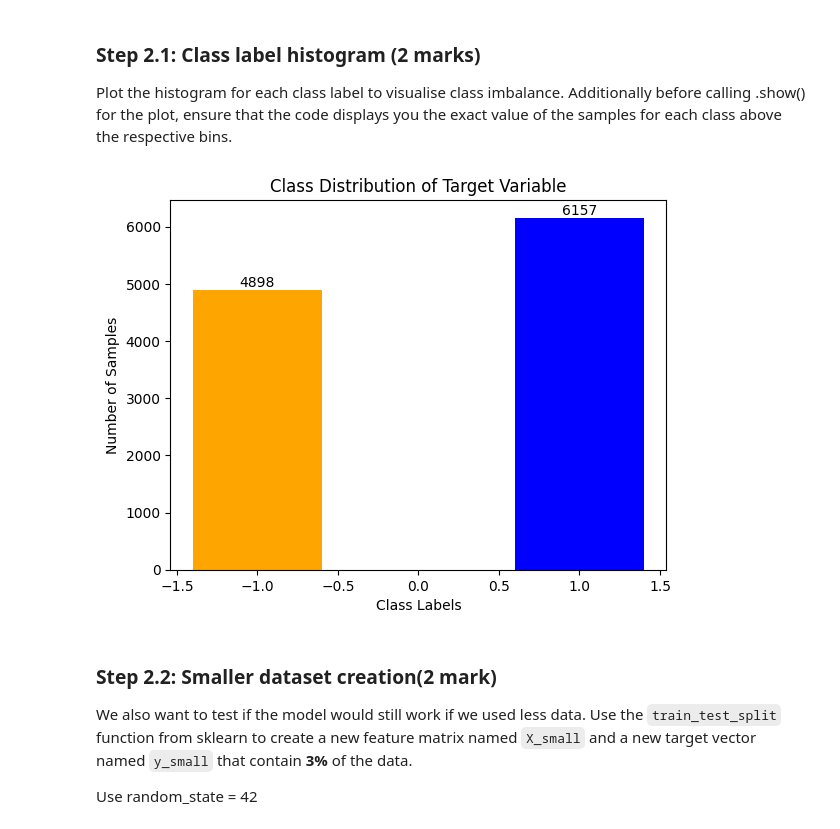
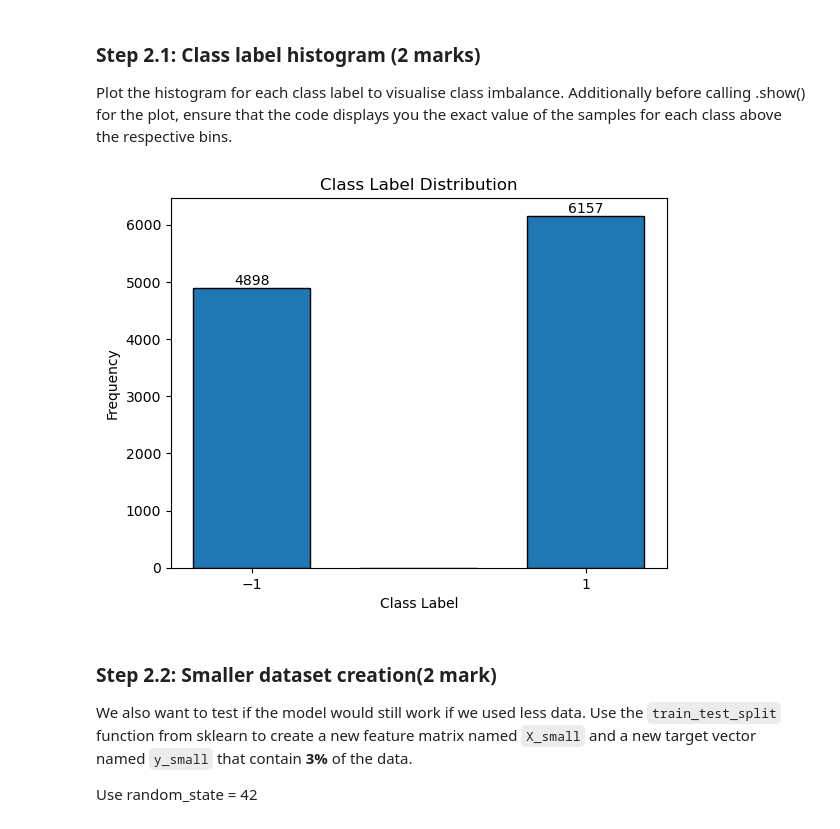
Before and after one commit to ZohrehMejrisazanoosi/engg680_2024_fall, a Jupyter notebook: Lab_Assignment3/Assignment3.ipynb, the cells around one changed output. Saved outputs shown, nothing was run; the diff lists cells and outputs as text; code cells hidden in the pictures.

Commit message:
Update one section 2 and final check by chan

```diff
--- a/Lab_Assignment3/Assignment3.ipynb
+++ b/Lab_Assignment3/Assignment3.ipynb
@@ -529,20 +527,22 @@ Size of y: (11055,)
 ### Step 2.1: Class label histogram (2 marks)
 
 Plot the histogram for each class label to visualise class imbalance. Additionally before calling .show() for the plot, ensure that the code displays you the exact value of the samples for each class above the respective bins.
-# %%
-# TO DO: Check the class distribution of y (2 mark)
-class_counts = y.value_counts()
-plt.bar(class_counts.index, class_counts.values, color=['blue', 'orange'])
-for idx, value in enumerate(class_counts.values):
- plt.text(class_counts.index[idx], value, str(value), ha='center', va='bottom')
-
-# Display exact values for each bin in the histogram
-plt.xlabel("Class Labels")
-plt.ylabel("Number of Samples")
-plt.title("Class Distribution of Target Variable")
-plt.show()
-# %% [output]
-[figure, removed]
+# %%
+# TO DO: Check the class distribution of y (2 mark)
+plt.hist(y, bins=np.arange(-1.5, 2, 1), edgecolor='black', rwidth=0.7)
+plt.title('Class Label Distribution')
+plt.xlabel('Class Label')
+plt.ylabel('Frequency')
+
+# Display exact values for each bin in the histogram
+values, counts = np.unique(y, return_counts=True)
+for value, count in zip(values, counts):
+    plt.text(value, count, str(count), ha='center', va='bottom')
+
+plt.xticks([-1, 1])
+plt.show()
+# %% [output]
+[figure, added]
 # %% [markdown]
 ### Step 2.2: Smaller dataset creation(2 mark)
 
```
Also changed, not shown: parts of 10 cells of this notebook.
